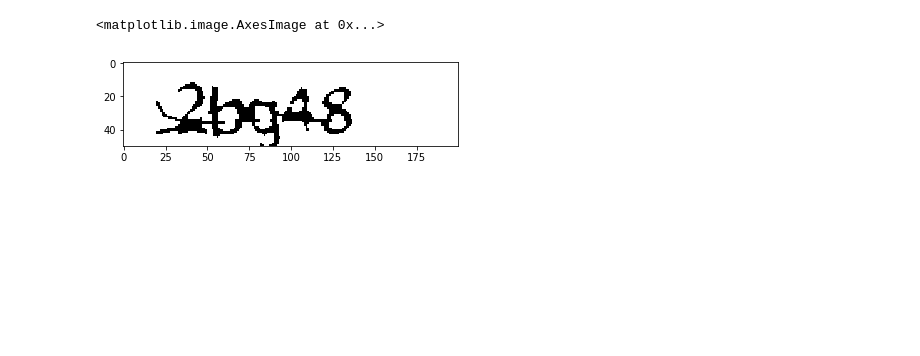
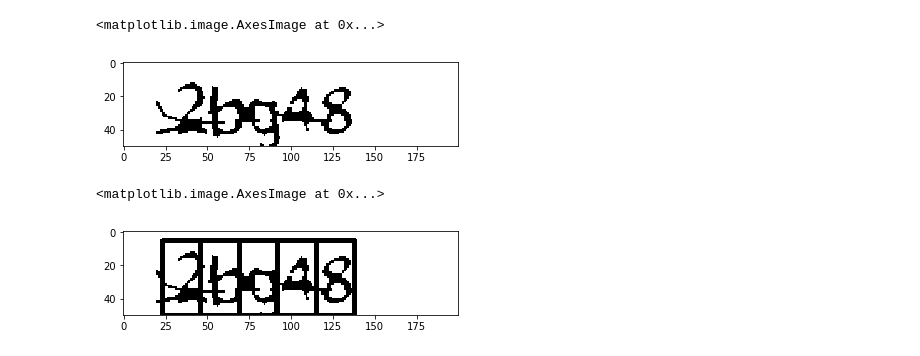
Before and after one commit to balabg94/image_segmentation, a Jupyter notebook: Captcha_seg.ipynb, the cells around one changed output. Drawn from its saved outputs; the diff is of its cells as text; code cells hidden in the pictures; blank space fills up the shorter version.

Commit message:
The png segemented by trial using rectangles and cropped using PIL.

```diff
--- a/Captcha_seg.ipynb
+++ b/Captcha_seg.ipynb
@@ -30,9 +31,27 @@ plt.imshow(closing, 'gray')
 # %%
+# Dilation with a new kernel size.
+
 kernel = np.ones((2,3), np.uint8)
 
-dilation = cv2.dilate(closing, kernel, iterations=1)
+final = cv2.dilate(closing, kernel, iterations=1)
 
-plt.imshow(dilation, 'gray')
+plt.imshow(final, 'gray')
 # %% [output]
 <matplotlib.image.AxesImage at 0x...>
 [figure]
+# %%
+#Drawing rectangles to test the borders of the characters to test the hardcoded cordinates.
+
+x, y, w, h = 23, 5, 23, 45
+for  i in range(5):
+    #cv2.rectangle(img, (x, y), (x + w, y + h), (0, 255, 0), 2)
+    #cv2.rectangle(dilation, (x, y), (x + w, y + h), (0, 255, 0), 2)
+    cv2.rectangle(final, (x, y), (x + w, y + h), (0, 255, 0), 2)
+    #cv2.rectangle(dilation3, (x, y), (x + w, y + h), (0, 255, 0), 2)
+    x += w
+
+
+plt.imshow(final, 'gray')
+# %% [output]
+<matplotlib.image.AxesImage at 0x...>
+[figure, added]
```
Also changed, not shown: parts of 5 cells of this notebook.
